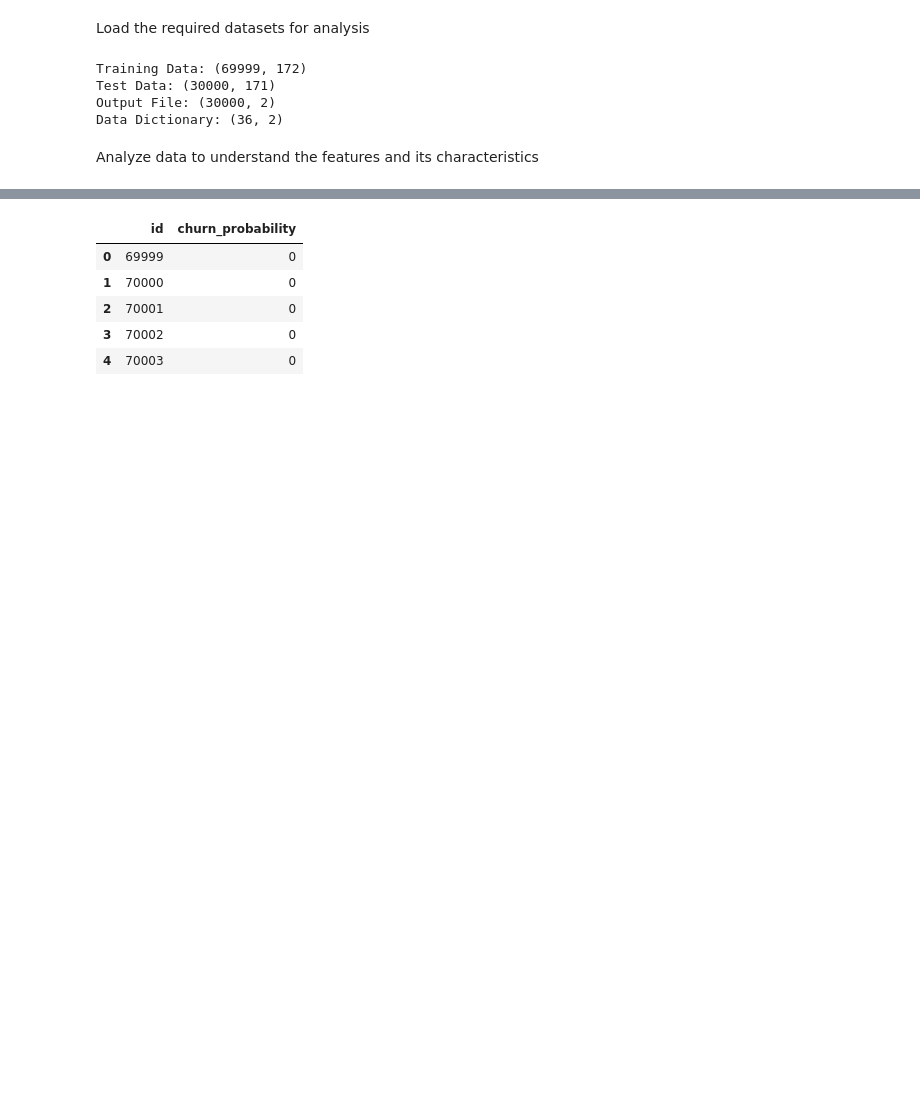
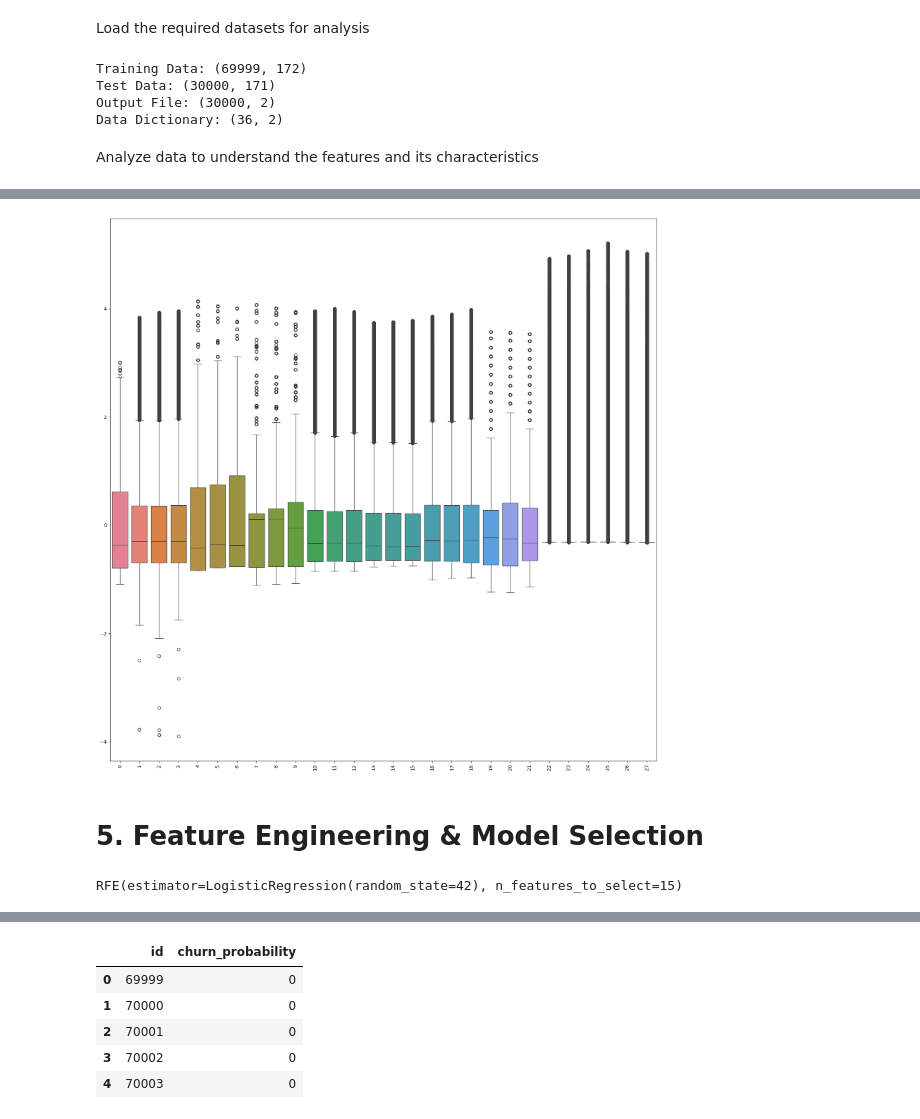
Before and after one commit to riteshlath/case-study-churn-prediction-for-telecom, a Jupyter notebook: case-study-predict-telecom-churn.ipynb, the cells around one changed output, grey strips where cells are left out. Drawn from its saved outputs; the diff is of its cells as text; code cells hidden in the pictures; blank space fills up the shorter version.

```diff
--- a/case-study-predict-telecom-churn.ipynb
+++ b/case-study-predict-telecom-churn.ipynb
@@ -552,0 +600,10 @@ For submission, we need to make sure that the format is exactly the same as the
+# %%
+standard_scaler = StandardScaler()
+X_train_scaled = standard_scaler.fit_transform(X_train)
+X_test_scaled = standard_scaler.transform(X_test)
+plt.figure(figsize=(20, 20))
+plt.xticks(fontsize=10, rotation=90)
+sns.boxplot(data=X_train_scaled)  # This is the scaled data
+plt.show()
+# %% [output]
+[figure, added]
@@ -552,0 +614,8 @@ For submission, we need to make sure that the format is exactly the same as the
+# %% [markdown]
+# 5. Feature Engineering & Model Selection
+# %%
+lr_model = LogisticRegression(random_state=42)
+rfe = RFE(estimator=lr_model, n_features_to_select=15)
+rfe.fit(X_train_scaled, y_train)
+# %% [output]
+RFE(estimator=LogisticRegression(random_state=42), n_features_to_select=15)
```
Also changed, not shown: parts of 154 cells of this notebook, 1 other file.
